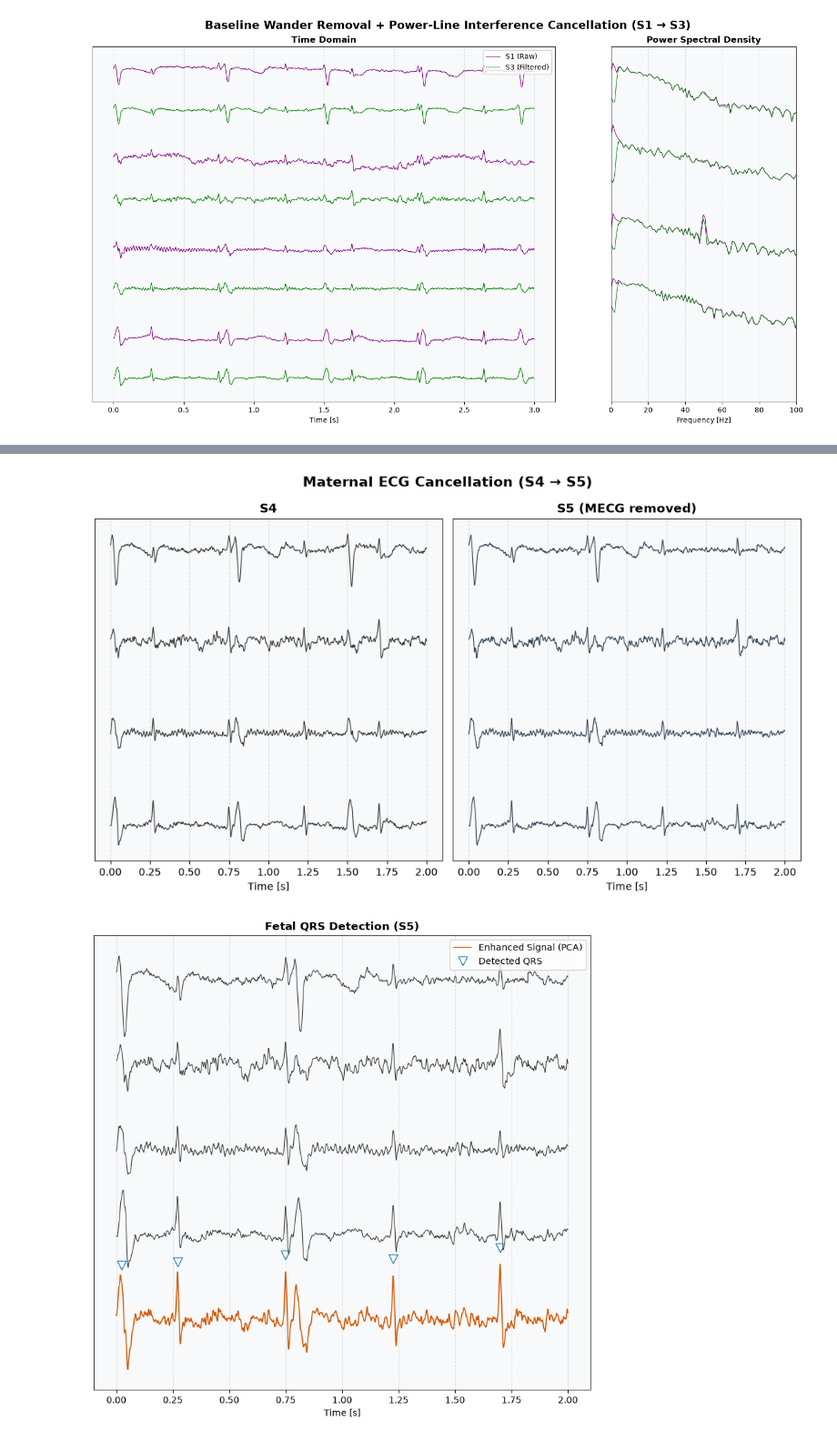
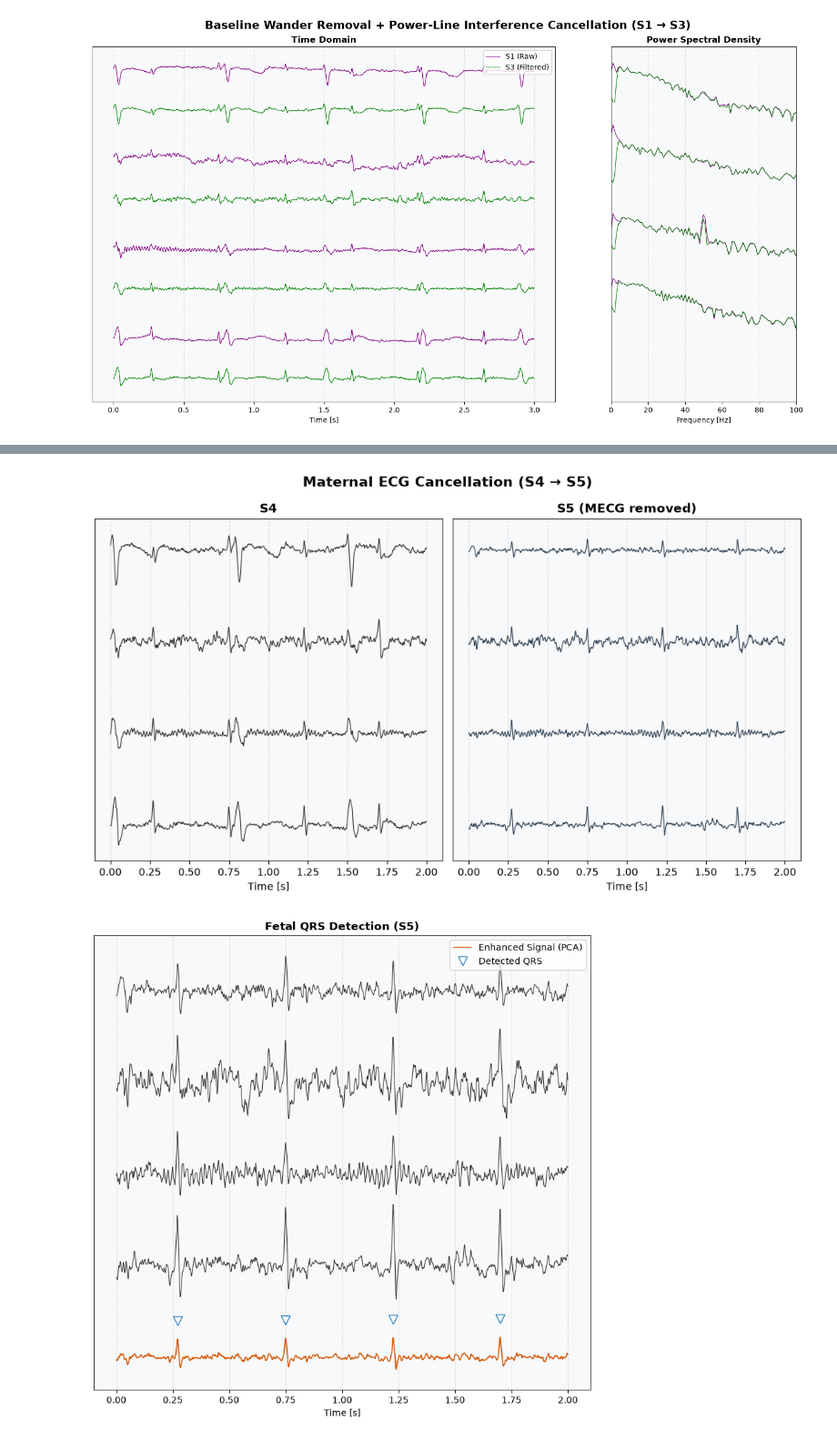
Before and after one commit to fedeceru/BSP_project, a Jupyter notebook: notebooks/main_analysis.ipynb, the cells around one changed output, grey strips where cells are left out. Shown at 91% size. Drawn from its saved outputs; the diff is of its cells as text; code cells hidden in the pictures.

```diff
--- a/notebooks/main_analysis.ipynb
+++ b/notebooks/main_analysis.ipynb
@@ -126,47 +109,41 @@ plot_qrs_detection(t_plot, s4_signal[plot_offset_target:plot_offset_target+plot_
 # %%
-# 5. Maternal ECG Cancellation (S4 -> S5)
-s5_signal = np.zeros_like(s4_signal)
-for ch in range(s4_signal.shape[1]):
-    s5_signal[:, ch] = mecg_canc.subtract_mecg_least_squares(s4_signal[:, ch], maternal_peaks)
+# 4. Maternal ECG Cancellation (S4 -> S5)
+mecg_canc = MECGCanceller(fs=fs_target)
+s5_signal = mecg_canc.apply(s4_signal)
 
 plot_samples_2s = int(fs_target * 2.0) # 2 seconds
 t_2s = np.arange(plot_samples_2s) / fs_target
 
 plot_before_after(t_2s, s4_signal[plot_offset_target:plot_offset_target+plot_samples_2s, :],
                    s5_signal[plot_offset_target:plot_offset_target+plot_samples_2s, :],
                    title="Maternal ECG Cancellation (S4 → S5)",
                    before_label="S4", after_label="S5 (MECG removed)")
 
-# 6. Fetal QRS Detection and FECG Extraction (S6)
+# 5. Fetal QRS Detection and FECG Extraction (S6)
 fecg_ext = FECGExtractor(fs=fs_target)
 
-# Deriving the fetal enhanced signal using PCA and detecting fetal QRS complexes
-fetal_enhanced = mecg_canc.extract_principal_component(s5_signal.T)
-fetal_peaks = fecg_ext.detect_fetal_qrs(fetal_enhanced)
+# Multi-channel QRS enhancement (PCA) and fetal QRS detection
+fetal_enhanced = fecg_ext.enhance_fetal_qrs(s5_signal)
+fetal_peaks = fecg_ext.detect_fetal_qrs(s5_signal)
 
 fetal_peaks_window = fetal_peaks[(fetal_peaks >= plot_offset_target) &
                                   (fetal_peaks < plot_offset_target + plot_samples_2s)] - plot_offset_target
 
 plot_qrs_detection(t_2s, s5_signal[plot_offset_target:plot_offset_target+plot_samples_2s, :],
                    fetal_enhanced[plot_offset_target:plot_offset_target+plot_samples_2s],
                    fetal_peaks_window, title="Fetal QRS Detection (S5)")
 
-# 7. Synchronous averaging of fetal beats to obtain the average fetal beat morphology (S6)
-s6_avg_beat_list = []
-for ch in range(s5_signal.shape[1]):
-    avg_beat = fecg_ext.synchronous_averaging(s5_signal[:, ch], fetal_peaks, window_size_sec=0.25)
-    if avg_beat is None:
-        avg_beat = np.zeros(int(0.25 * fs_target))
-    s6_avg_beat_list.append(avg_beat)
-
-s6_avg_beat = np.array(s6_avg_beat_list).T # Shape: (n_samples, n_channels)
+# 6. Synchronous averaging of fetal beats to obtain the average fetal beat morphology (S6)
+s6_avg_beat = fecg_ext.synchronous_averaging(s5_signal, fetal_peaks, window_size_sec=0.25)
+if s6_avg_beat is None:
+    s6_avg_beat = np.zeros((int(0.25 * fs_target), s5_signal.shape[1]))
 
 s1_resampled = resampler.upsample(raw_signal.T).T
 
 plot_pipeline_stages(t_2s, s1_resampled[plot_offset_target:plot_offset_target+plot_samples_2s, :],
                      s4_signal[plot_offset_target:plot_offset_target+plot_samples_2s, :],
                      s5_signal[plot_offset_target:plot_offset_target+plot_samples_2s, :],
                      s6_avg_beat)
 # %% [output]
-[figure, old version]
+[figure, new version]
-[figure, old version]
+[figure, new version]
```
Also changed, not shown: parts of 6 cells of this notebook, 7 other files.
